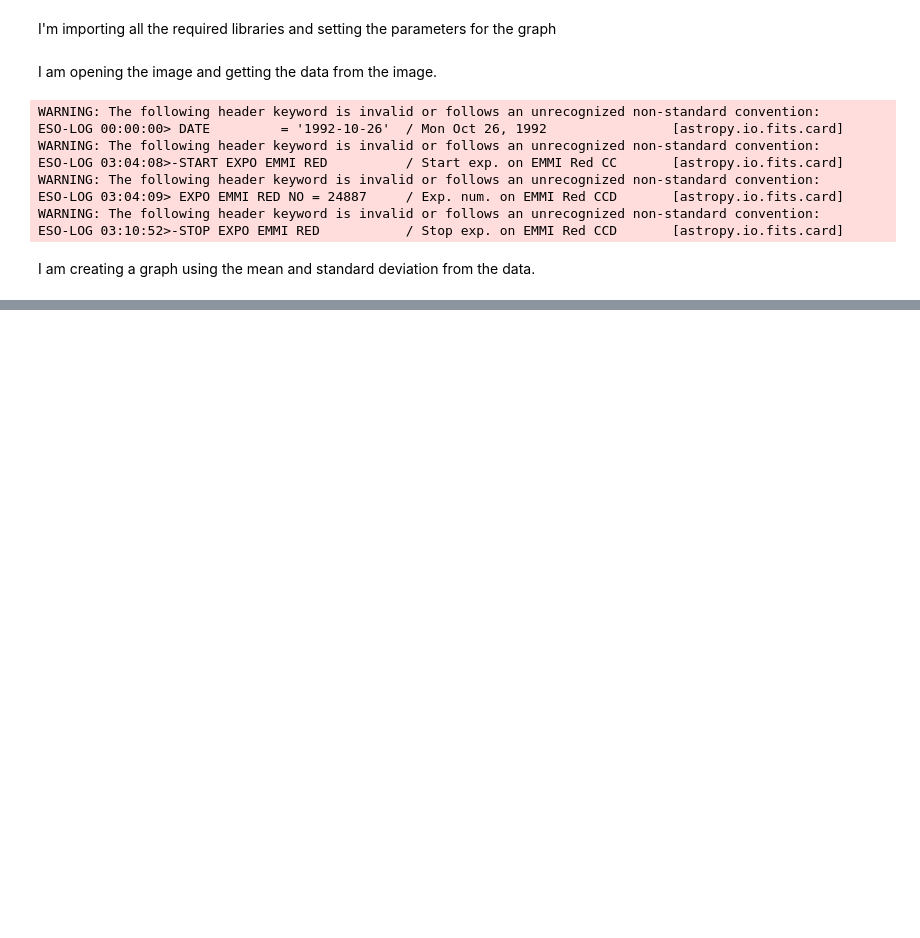
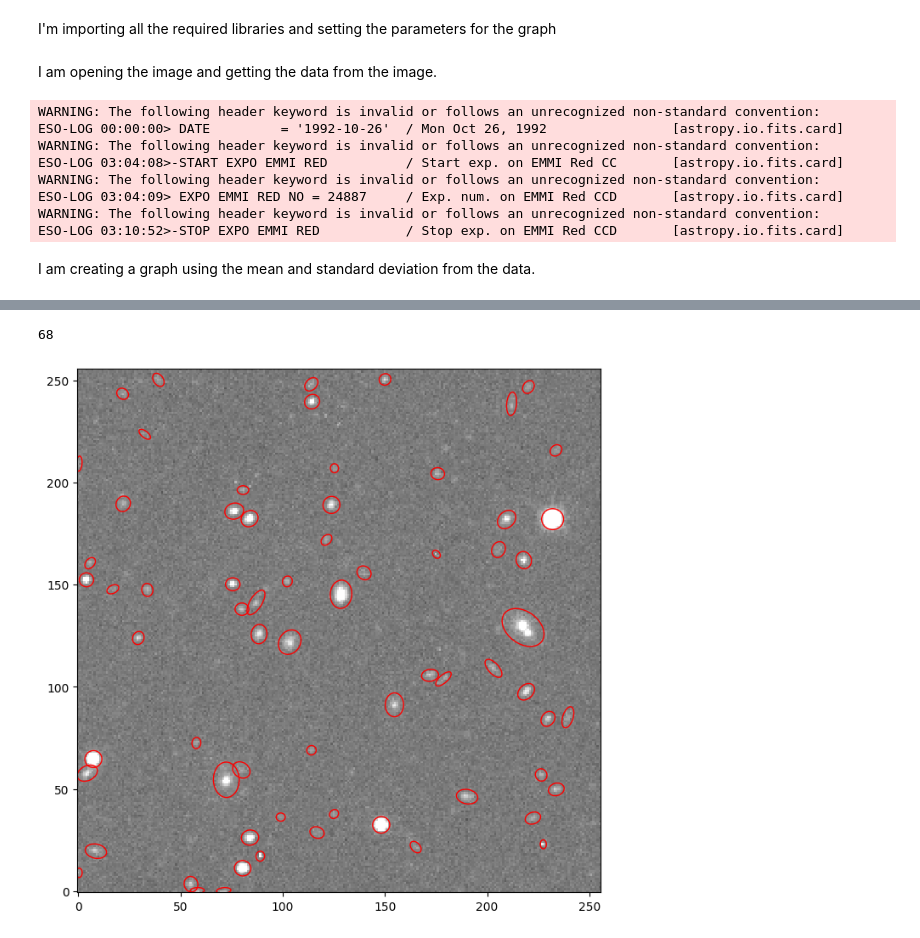
Before and after one commit to schinta1/astr-19_Final_Project, a Jupyter notebook: finalproject.ipynb, the cells around one changed output, grey strips where cells are left out. Cells and saved outputs as stored; diff of their text form; code cells hidden in the pictures; blank space fills up the shorter version.

```diff
--- a/finalproject.ipynb
+++ b/finalproject.ipynb
@@ -38,0 +75,31 @@ plt.colorbar()
+# %%
+# subtract the background
+data_sub = data - bkg
+
+
+objects = sep.extract(data_sub, 1.5, err=bkg.globalrms)
+
+
+# how many objects were detected
+len(objects)
+# %% [output]
+68
+# %%
+# plot background-subtracted image
+fig, ax = plt.subplots()
+m, s = np.mean(data_sub), np.std(data_sub)
+im = ax.imshow(data_sub, interpolation='nearest', cmap='gray',
+               vmin=m-s, vmax=m+s, origin='lower')
+
+# plot an ellipse for each object
+for i in range(len(objects)):
+    e = Ellipse(xy=(objects['x'][i], objects['y'][i]),
+                width=6*objects['a'][i],
+                height=6*objects['b'][i],
+                angle=objects['theta'][i] * 180. / np.pi)
+    e.set_facecolor('none')
+    e.set_edgecolor('red')
+    ax.add_artist(e)
+plt.savefig("Tutorial_4.pdf",bbox_inches='tight',dpi=400)
+# %% [output]
+[figure, added]
```
Also changed, not shown: parts of 8 cells of this notebook, 4 other files.
